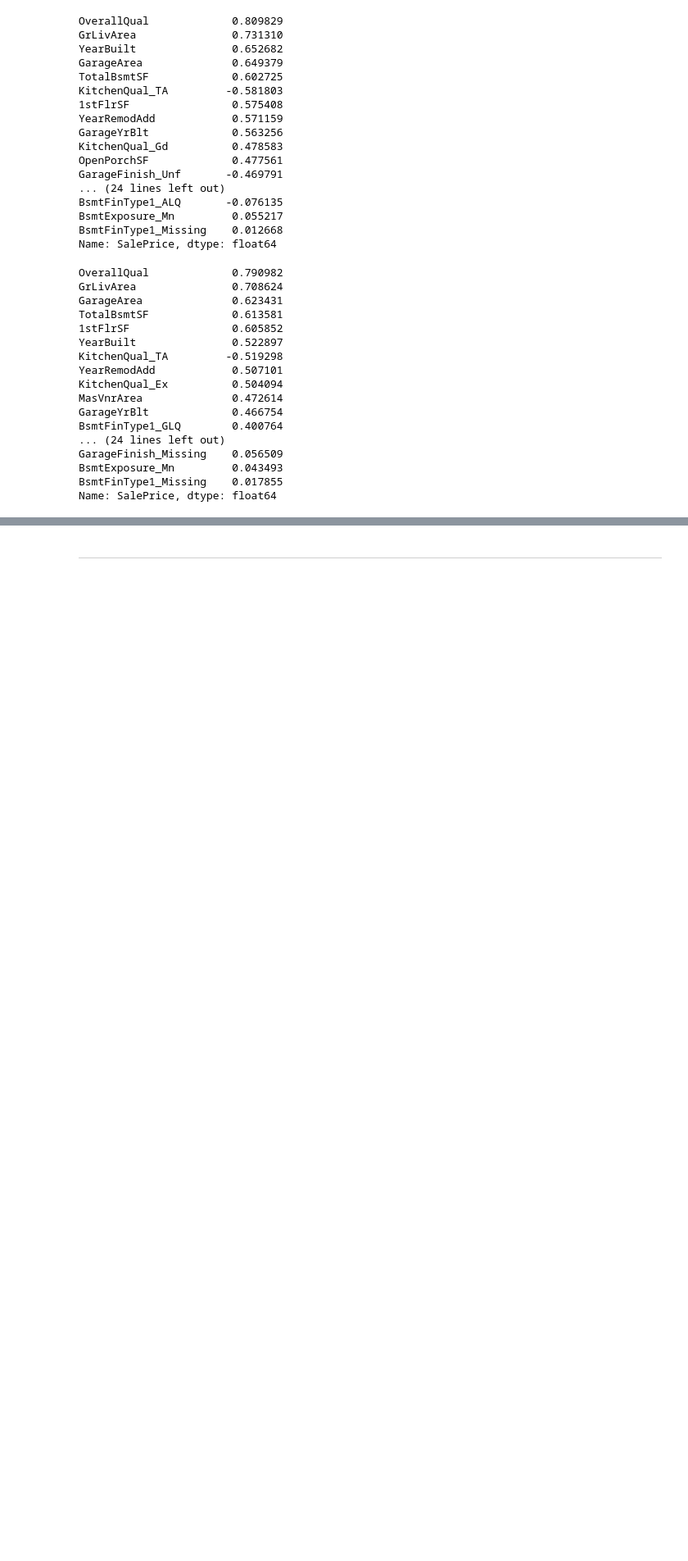
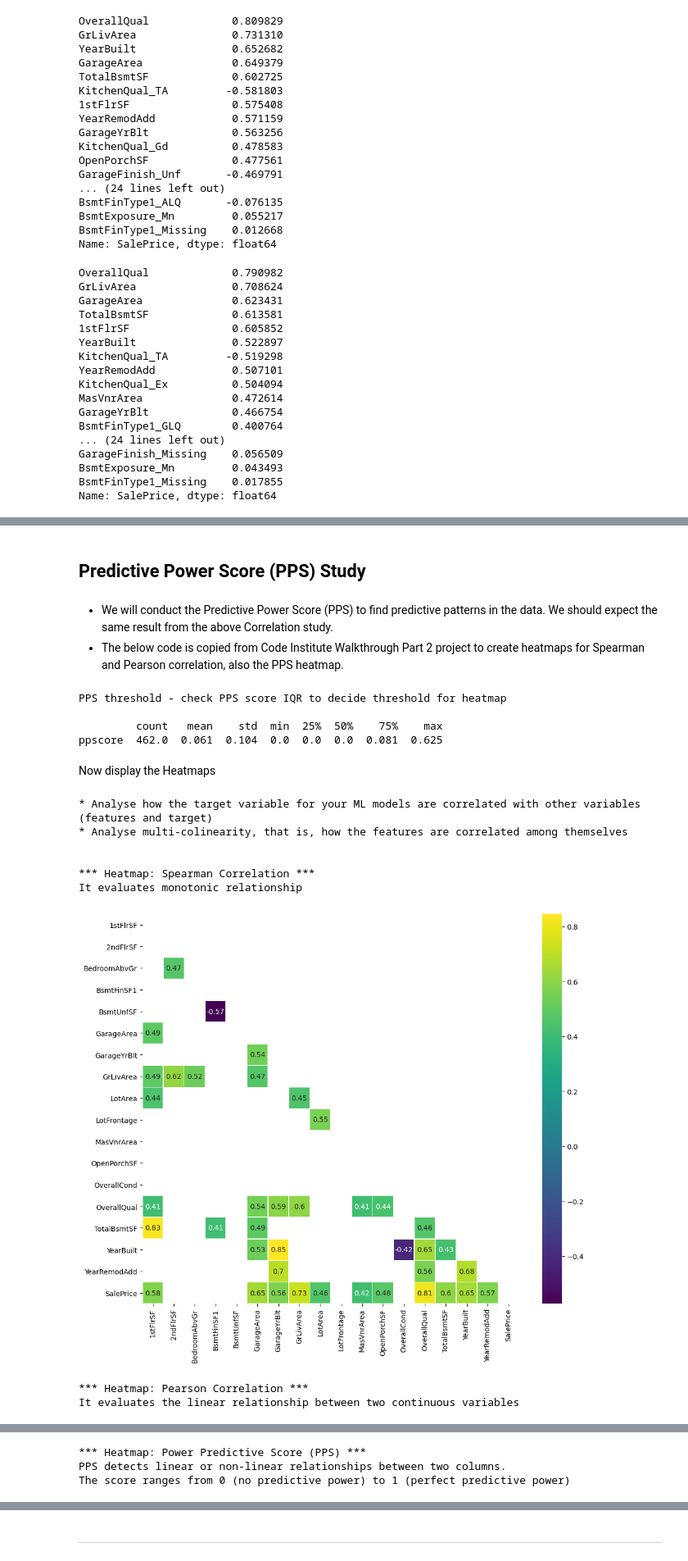
Before and after one commit to jojouna/pp5-housing-issue, a Jupyter notebook: jupyter_notebooks/03 - Data-Analysis.ipynb, the cells around one changed output, grey strips where cells are left out. Shown at 82% size. Cells and saved outputs as stored; diff of their text form; code cells hidden in the pictures; blank space fills up the shorter version.

Commit message:
data analysis - pps and heatmap

```diff
--- a/jupyter_notebooks/03 - Data-Analysis.ipynb
+++ b/jupyter_notebooks/03 - Data-Analysis.ipynb
@@ -161,0 +180,5 @@ Name: SalePrice, dtype: float64
+# %% [markdown]
+## Predictive Power Score (PPS) Study
+# %% [markdown]
+* We will conduct the Predictive Power Score (PPS) to find predictive patterns in the data. We should expect the same result from the above Correlation study.
+* The below code is copied from Code Institute Walkthrough Part 2 project to create heatmaps for Spearman and Pearson correlation, also the PPS heatmap.
@@ -161,0 +256,25 @@ Name: SalePrice, dtype: float64
+# %%
+df_corr_pearson, df_corr_spearman, pps_matrix = CalculateCorrAndPPS(df)
+# %% [output]
+PPS threshold - check PPS score IQR to decide threshold for heatmap
+
+         count   mean    std  min  25%  50%    75%    max
+ppscore  462.0  0.061  0.104  0.0  0.0  0.0  0.081  0.625
+# %% [markdown]
+Now display the Heatmaps
+# %%
+DisplayCorrAndPPS(df_corr_spearman = df_corr_spearman,
+                  df_corr_pearson = df_corr_pearson,
+                 pps_matrix = pps_matrix,
+                 CorrThreshold = 0.4, PPS_Threshold = 0.2,
+                 figsize=(12,10), font_annot=10)
+# %% [output]
+* Analyse how the target variable for your ML models are correlated with other variables (features and target)
+* Analyse multi-colinearity, that is, how the features are correlated among themselves
+
+
+*** Heatmap: Spearman Correlation ***
+It evaluates monotonic relationship
+[figure, added]
+*** Heatmap: Pearson Correlation ***
+It evaluates the linear relationship between two continuous variables
@@ -161,0 +282,3 @@ Name: SalePrice, dtype: float64
+*** Heatmap: Power Predictive Score (PPS) ***
+PPS detects linear or non-linear relationships between two columns.
+The score ranges from 0 (no predictive power) to 1 (perfect predictive power)
```
Also changed, not shown: parts of 4 cells of this notebook.
